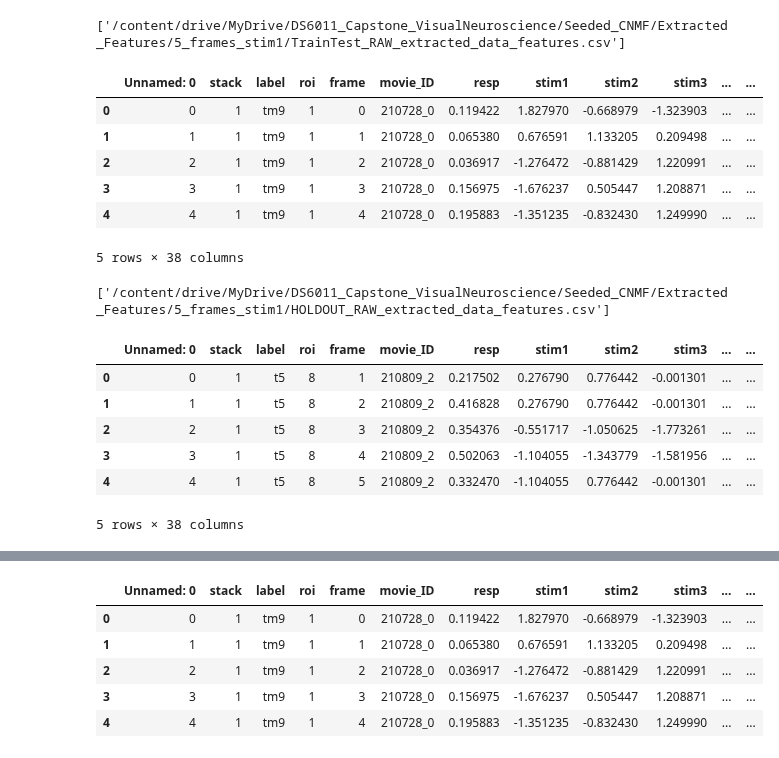
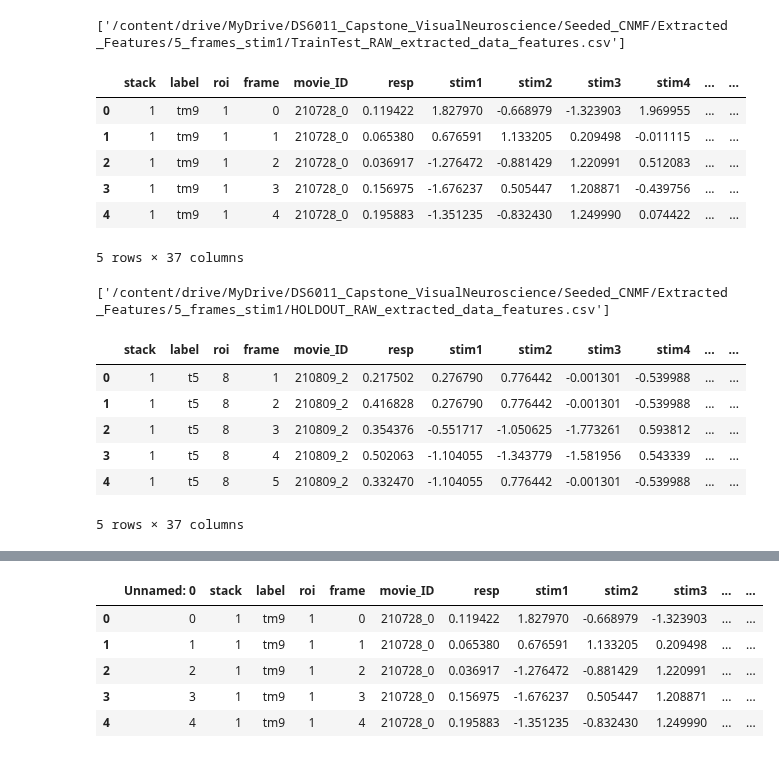
Before and after one commit to laurenneal/capstone-visual-neuroscience, a Jupyter notebook: scikit_test_v2.ipynb, the cells around one changed output, grey strips where cells are left out. Drawn from its saved outputs; the diff is of its cells as text; code cells hidden in the pictures.

```diff
--- a/scikit_test_v2.ipynb
+++ b/scikit_test_v2.ipynb
@@ -62,32 +62,34 @@ paths = [root + folder + f for f in f_names if "TrainTest" in f] #only train/tes
 print(paths)
 
 df = pd.concat(map(pd.read_csv, paths), ignore_index=True)
+df = df.drop(columns='Unnamed: 0')
 df.head()
 # %% [output]
 ['/content/drive/MyDrive/DS6011_Capstone_VisualNeuroscience/Seeded_CNMF/Extracted_Features/5_frames_stim1/TrainTest_RAW_extracted_data_features.csv']
-|  | Unnamed: 0 | stack | label | roi | frame | movie_ID | resp | stim1 | stim2 | stim3 | ... | ... |
-| 0 | 0 | 1 | tm9 | 1 | 0 | 210728_0 | 0.119422 | 1.827970 | -0.668979 | -1.323903 | ... | ... |
-| 1 | 1 | 1 | tm9 | 1 | 1 | 210728_0 | 0.065380 | 0.676591 | 1.133205 | 0.209498 | ... | ... |
-| 2 | 2 | 1 | tm9 | 1 | 2 | 210728_0 | 0.036917 | -1.276472 | -0.881429 | 1.220991 | ... | ... |
-| 3 | 3 | 1 | tm9 | 1 | 3 | 210728_0 | 0.156975 | -1.676237 | 0.505447 | 1.208871 | ... | ... |
-| 4 | 4 | 1 | tm9 | 1 | 4 | 210728_0 | 0.195883 | -1.351235 | -0.832430 | 1.249990 | ... | ... |
+|  | stack | label | roi | frame | movie_ID | resp | stim1 | stim2 | stim3 | stim4 | ... | ... |
+| 0 | 1 | tm9 | 1 | 0 | 210728_0 | 0.119422 | 1.827970 | -0.668979 | -1.323903 | 1.969955 | ... | ... |
+| 1 | 1 | tm9 | 1 | 1 | 210728_0 | 0.065380 | 0.676591 | 1.133205 | 0.209498 | -0.011115 | ... | ... |
+| 2 | 1 | tm9 | 1 | 2 | 210728_0 | 0.036917 | -1.276472 | -0.881429 | 1.220991 | 0.512083 | ... | ... |
+| 3 | 1 | tm9 | 1 | 3 | 210728_0 | 0.156975 | -1.676237 | 0.505447 | 1.208871 | -0.439756 | ... | ... |
+| 4 | 1 | tm9 | 1 | 4 | 210728_0 | 0.195883 | -1.351235 | -0.832430 | 1.249990 | 0.074422 | ... | ... |
-5 rows × 38 columns
+5 rows × 37 columns
 # %%
 #get the holdout df
 paths = [root + folder + f for f in f_names if "HOLDOUT" in f]
 print(paths)
 
 holdout_df = pd.concat(map(pd.read_csv, paths), ignore_index=True)
+holdout_df = holdout_df.drop(columns='Unnamed: 0')
 holdout_df.head()
 # %% [output]
 ['/content/drive/MyDrive/DS6011_Capstone_VisualNeuroscience/Seeded_CNMF/Extracted_Features/5_frames_stim1/HOLDOUT_RAW_extracted_data_features.csv']
-|  | Unnamed: 0 | stack | label | roi | frame | movie_ID | resp | stim1 | stim2 | stim3 | ... | ... |
-| 0 | 0 | 1 | t5 | 8 | 1 | 210809_2 | 0.217502 | 0.276790 | 0.776442 | -0.001301 | ... | ... |
-| 1 | 1 | 1 | t5 | 8 | 2 | 210809_2 | 0.416828 | 0.276790 | 0.776442 | -0.001301 | ... | ... |
-| 2 | 2 | 1 | t5 | 8 | 3 | 210809_2 | 0.354376 | -0.551717 | -1.050625 | -1.773261 | ... | ... |
-| 3 | 3 | 1 | t5 | 8 | 4 | 210809_2 | 0.502063 | -1.104055 | -1.343779 | -1.581956 | ... | ... |
-| 4 | 4 | 1 | t5 | 8 | 5 | 210809_2 | 0.332470 | -1.104055 | 0.776442 | -0.001301 | ... | ... |
+|  | stack | label | roi | frame | movie_ID | resp | stim1 | stim2 | stim3 | stim4 | ... | ... |
+| 0 | 1 | t5 | 8 | 1 | 210809_2 | 0.217502 | 0.276790 | 0.776442 | -0.001301 | -0.539988 | ... | ... |
+| 1 | 1 | t5 | 8 | 2 | 210809_2 | 0.416828 | 0.276790 | 0.776442 | -0.001301 | -0.539988 | ... | ... |
+| 2 | 1 | t5 | 8 | 3 | 210809_2 | 0.354376 | -0.551717 | -1.050625 | -1.773261 | 0.593812 | ... | ... |
+| 3 | 1 | t5 | 8 | 4 | 210809_2 | 0.502063 | -1.104055 | -1.343779 | -1.581956 | 0.543339 | ... | ... |
+| 4 | 1 | t5 | 8 | 5 | 210809_2 | 0.332470 | -1.104055 | 0.776442 | -0.001301 | -0.539988 | ... | ... |
-5 rows × 38 columns
+5 rows × 37 columns
 # %%
 df.columns
 # %% [output]
```
Also changed, not shown: parts of 2 cells of this notebook.
